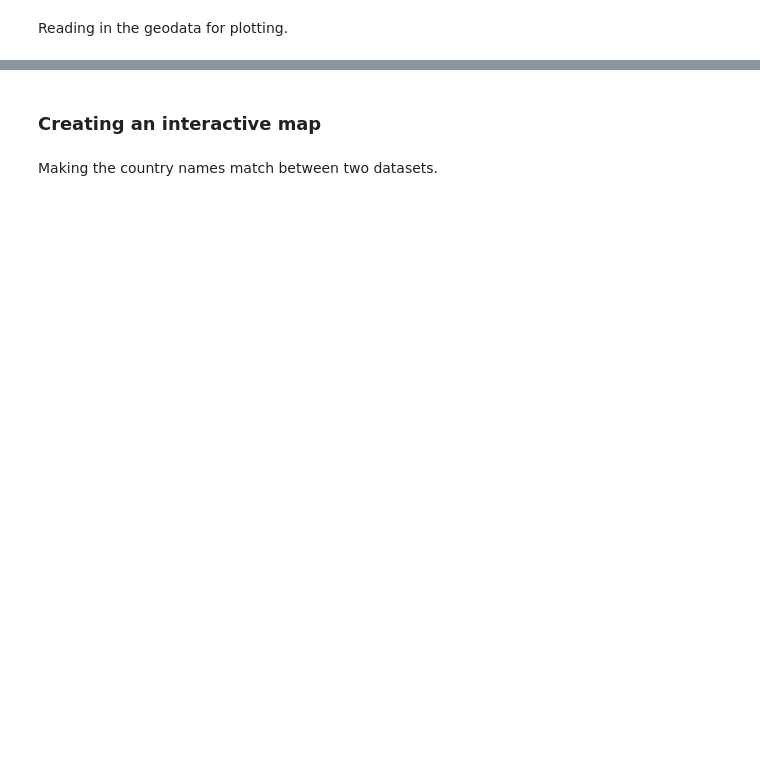
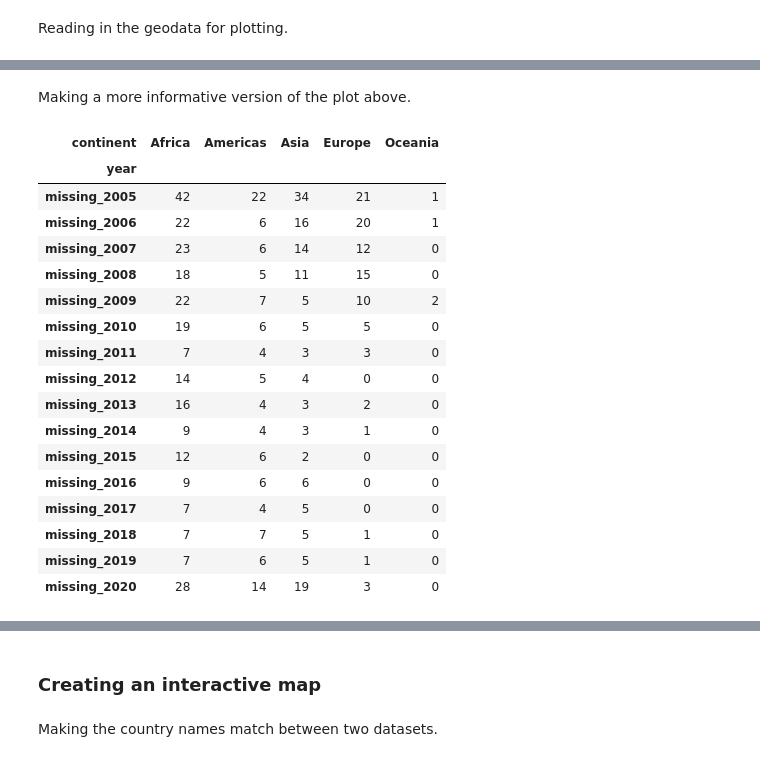
Before and after one commit to khtamkivi/DDS_project_2023, a Jupyter notebook: EDA_Karl.ipynb, the cells around one changed output, grey strips where cells are left out. Cells and saved outputs as stored; diff of their text form; code cells hidden in the pictures; blank space fills up the shorter version.

```diff
--- a/EDA_Karl.ipynb
+++ b/EDA_Karl.ipynb
@@ -54,0 +124,2 @@ countries.head()
+# %% [markdown]
+Making a more informative version of the plot above.
@@ -54,0 +137,21 @@ countries.head()
+# %%
+years_missing_df_pivot
+# %% [output]
+| continent | Africa | Americas | Asia | Europe | Oceania |
+| year |  |  |  |  |  |
+| missing_2005 | 42 | 22 | 34 | 21 | 1 |
+| missing_2006 | 22 | 6 | 16 | 20 | 1 |
+| missing_2007 | 23 | 6 | 14 | 12 | 0 |
+| missing_2008 | 18 | 5 | 11 | 15 | 0 |
+| missing_2009 | 22 | 7 | 5 | 10 | 2 |
+| missing_2010 | 19 | 6 | 5 | 5 | 0 |
+| missing_2011 | 7 | 4 | 3 | 3 | 0 |
+| missing_2012 | 14 | 5 | 4 | 0 | 0 |
+| missing_2013 | 16 | 4 | 3 | 2 | 0 |
+| missing_2014 | 9 | 4 | 3 | 1 | 0 |
+| missing_2015 | 12 | 6 | 2 | 0 | 0 |
+| missing_2016 | 9 | 6 | 6 | 0 | 0 |
+| missing_2017 | 7 | 4 | 5 | 0 | 0 |
+| missing_2018 | 7 | 7 | 5 | 1 | 0 |
+| missing_2019 | 7 | 6 | 5 | 1 | 0 |
+| missing_2020 | 28 | 14 | 19 | 3 | 0 |
```
Also changed, not shown: parts of 29 cells of this notebook.
